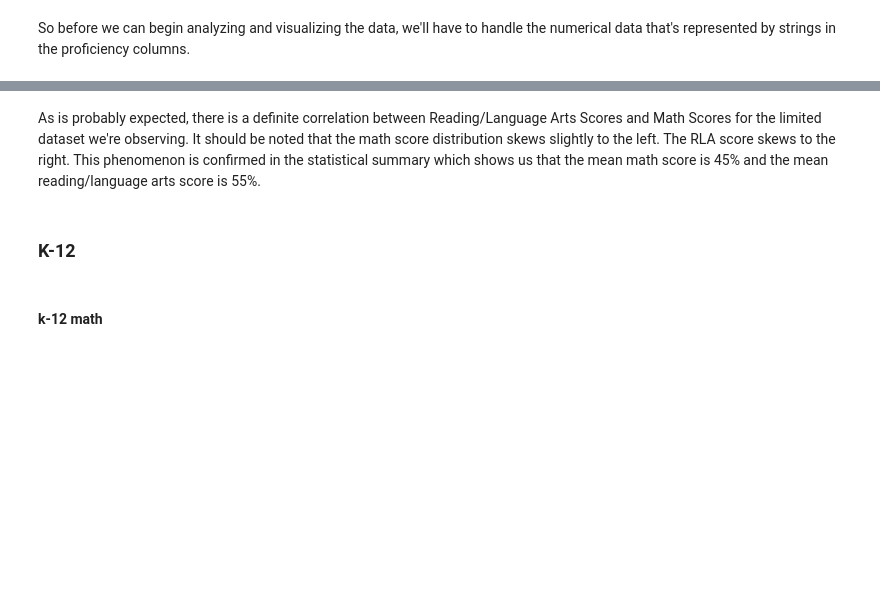
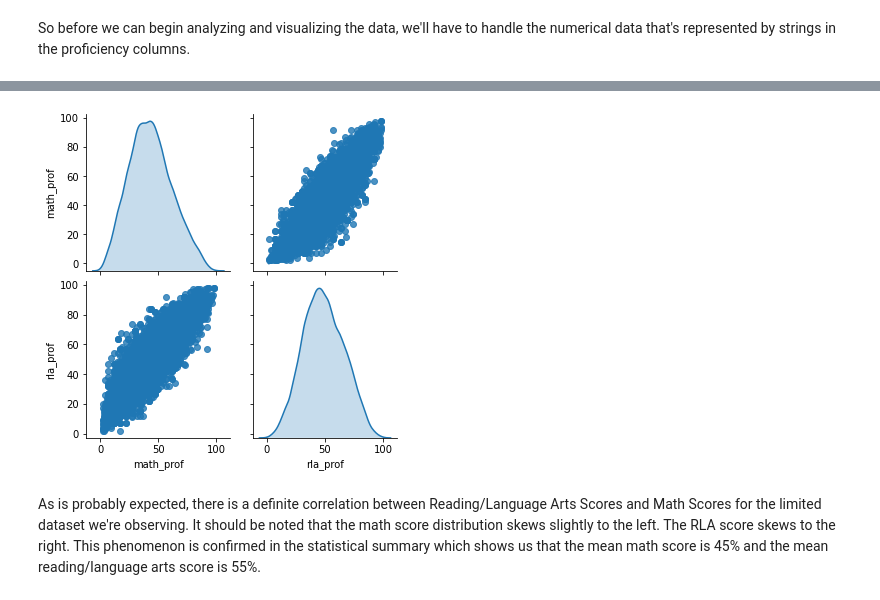
Before and after one commit to anewt225/Decoding-the-Digital-Divide, a Jupyter notebook: notebooks/Education EDA.ipynb, the cells around one changed output, grey strips where cells are left out. Saved outputs shown, nothing was run; the diff lists cells and outputs as text; code cells hidden in the pictures; blank space fills up the shorter version.

```diff
--- a/notebooks/Education EDA.ipynb
+++ b/notebooks/Education EDA.ipynb
@@ -671,6 +755,6 @@ sns.pairplot(assessments_2018, vars=['math_score', 'rla_score'], kind='reg', dia
+# %%
+sns.pairplot(new_assessments_2018, vars=['math_prof', 'rla_prof'], kind='reg', diag_kind='kde');
+# %% [output]
+[figure, added]
 # %% [markdown]
 As is probably expected, there is a definite correlation between Reading/Language Arts Scores and Math Scores for the limited dataset we're observing. It should be noted that the math score distribution skews slightly to the left. The RLA score skews to the right. This phenomenon is confirmed in the statistical summary which shows us that the mean math score is 45% and the mean reading/language arts score is 55%.
-# %% [markdown]
-### K-12
-# %% [markdown]
-#### k-12 math
```
Also changed, not shown: parts of 73 cells of this notebook, 10 other files.
